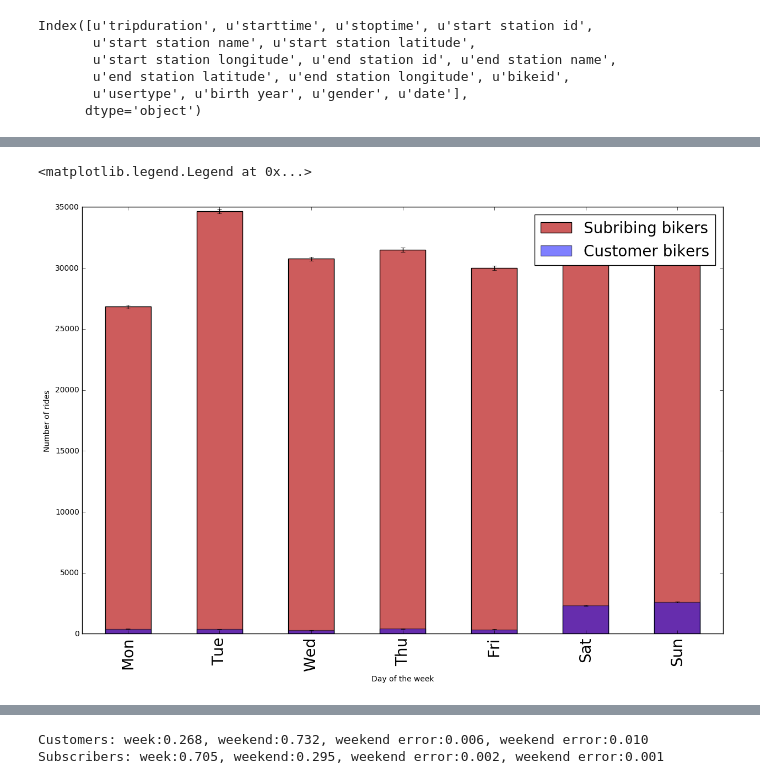
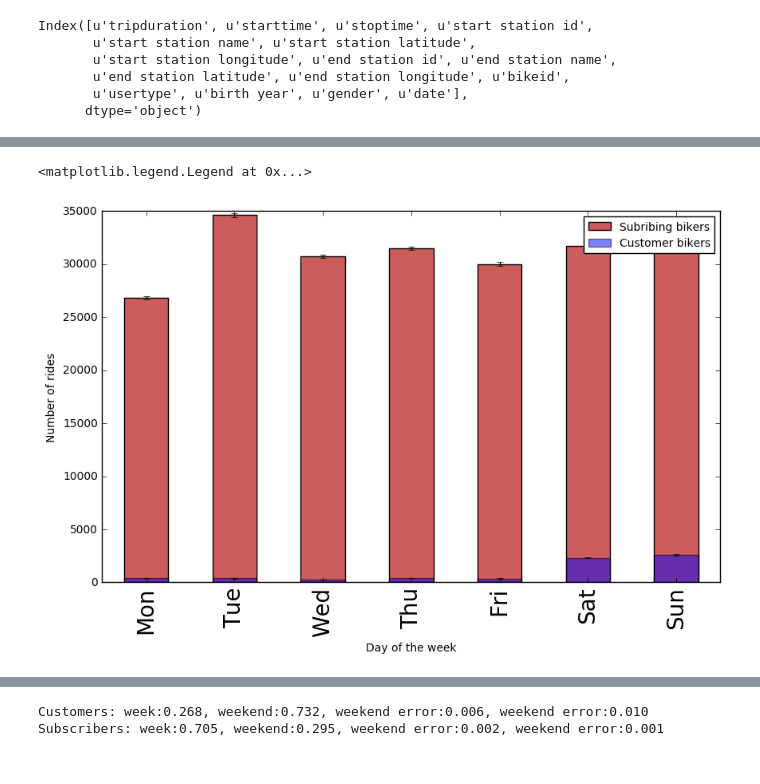
Before and after one commit to yw2278/PUI2016_yw2278, a Jupyter notebook: HW3_rav220/Assignment2_HW3.ipynb, the cells around one changed output, grey strips where cells are left out. Drawn from its saved outputs; the diff is of its cells as text; code cells hidden in the pictures.

```diff
--- a/HW3_rav220/Assignment2_HW3.ipynb
+++ b/HW3_rav220/Assignment2_HW3.ipynb
@@ -126,22 +123,17 @@ tmp = ax.xaxis.set_ticklabels(['Mon','Tue','Wed','Thu','Fri','Sat','Sun'], fonts
 # %%
-fig=pl.figure(figsize(15,10))
+fig=pl.figure(figsize(10,6))
 
-counts_s = df.date[df.usertype == 'Subscriber'].groupby([df.date.dt.weekday]).count()
-norm_s = 1
 error_s = np.sqrt(counts_s)
-ax=((counts_s) / norm_s).plot(kind="bar",color='IndianRed',  yerr=[
-            ((error_s) / norm_s, (error_s) / norm_s)], label='Subscribing bikers')
+error_c = np.sqrt(counts_c)
 
+ax = counts_s.plot(kind="bar",color='IndianRed',  yerr=[(error_s, error_s)], label='Subscribing bikers')
+ax = counts_c.plot(kind="bar", alpha=0.5, yerr=[(error_c, error_c)], label='Customer bikers')
 
-counts_c = df.date[df.usertype == 'Customer'].groupby([df.date.dt.weekday]).count()
-norm_c = 1
-error_c=np.sqrt(counts_c)
-((counts_c) / norm_c).plot(kind="bar", alpha=0.5, yerr=[((error_c) / norm_c, (error_c) / norm_c)], label='Customer bikers')
 ax.xaxis.set_ticklabels(['Mon','Tue','Wed','Thu','Fri','Sat','Sun'], fontsize=20)
 ax.set_ylabel ("Number of rides")
 ax.set_xlabel ("Day of the week")
-pl.legend(['Subribing bikers','Customer bikers'],fontsize=20)
+pl.legend(['Subribing bikers','Customer bikers'],fontsize=10)
 # %% [output]
 <matplotlib.legend.Legend at 0x...>
-[figure, old version]
+[figure, new version]
 # %%
```
Also changed, not shown: parts of 7 cells of this notebook.
